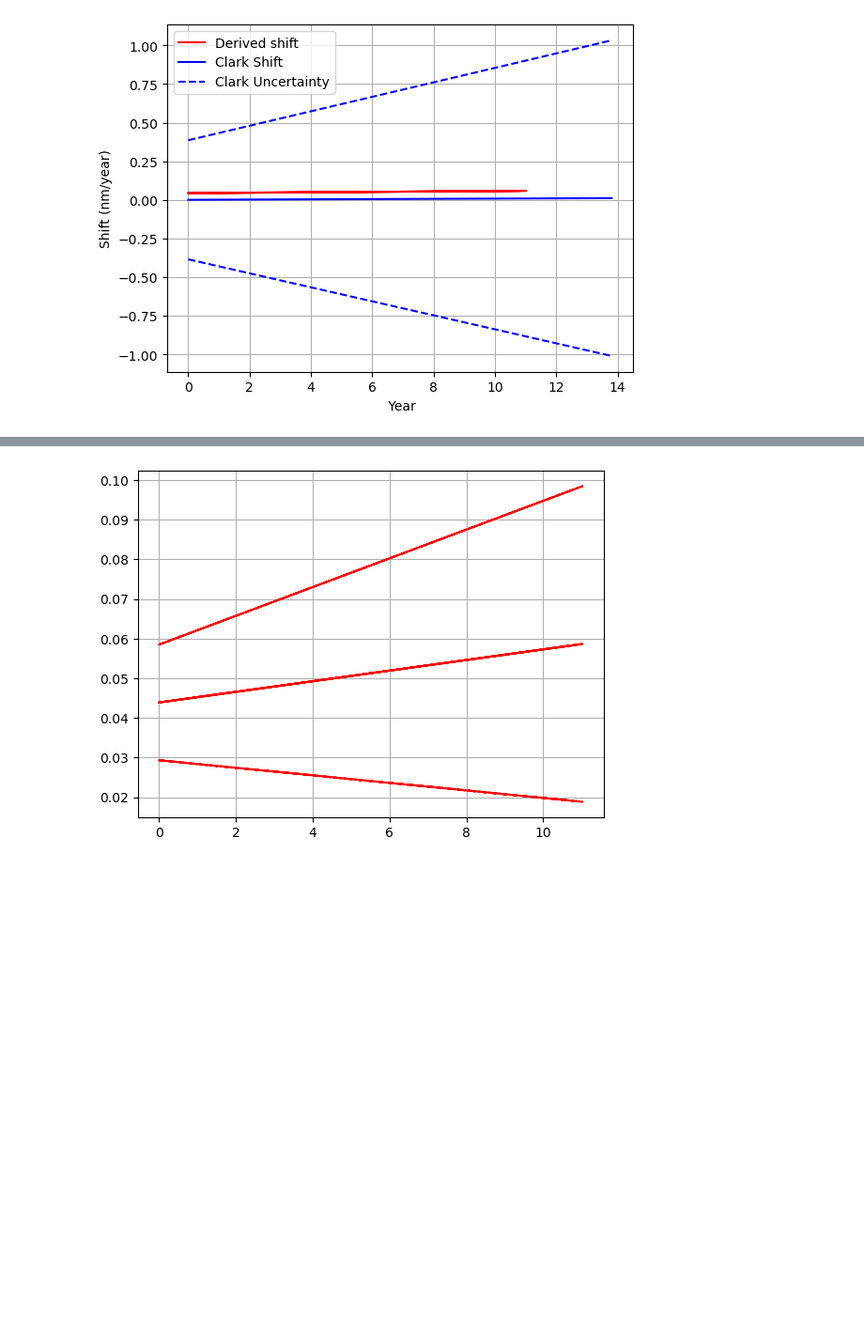
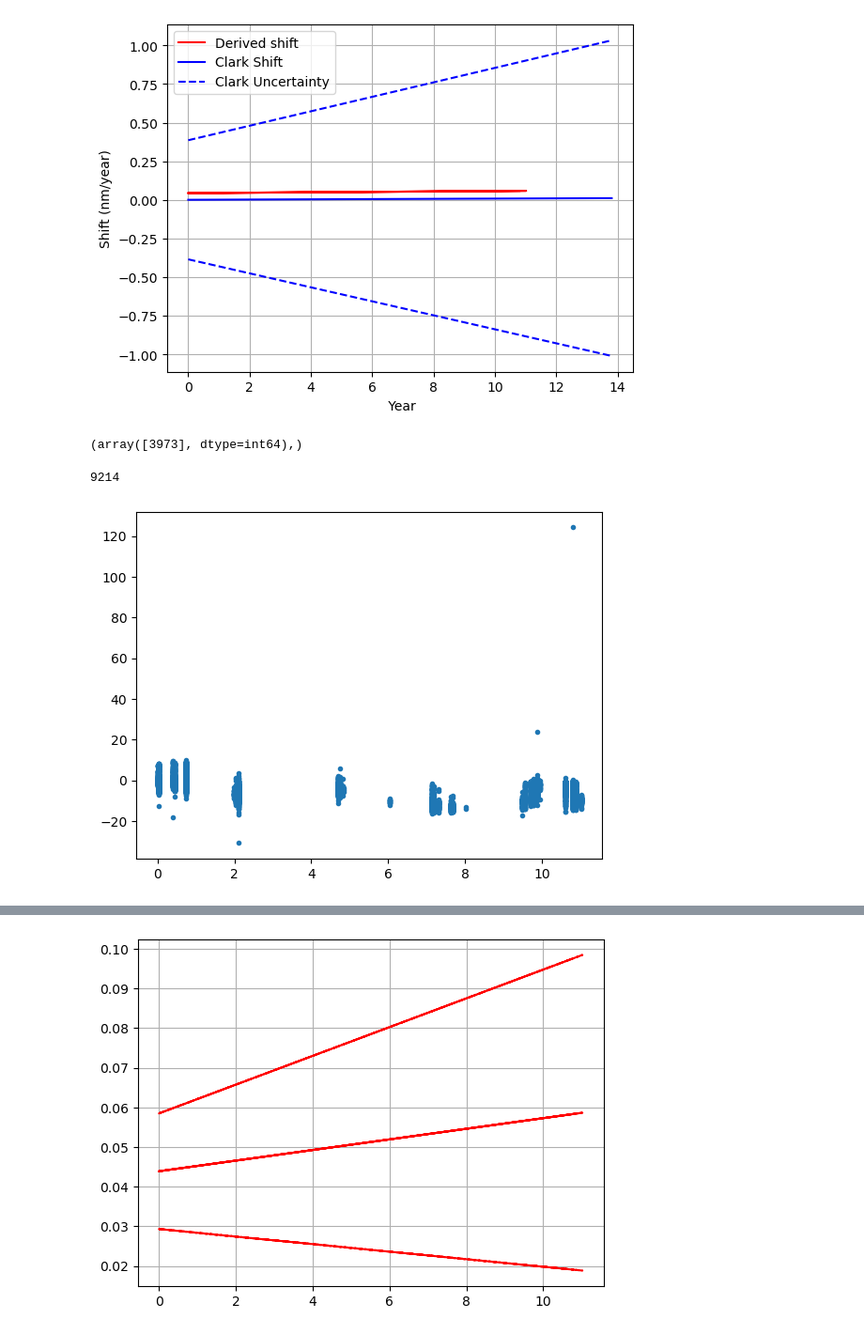
Before and after one commit to lucaslibshutz/spectralResearch, a Jupyter notebook: unc_calc_3.ipynb, the cells around one changed output, grey strips where cells are left out. Shown at 94% size. Drawn from its saved outputs; the diff is of its cells as text; code cells hidden in the pictures; blank space fills up the shorter version.

```diff
--- a/unc_calc_3.ipynb
+++ b/unc_calc_3.ipynb
@@ -274,0 +295,4 @@ plt.show()
+# %%
+np.where(m_shifts[:,0] == min(m_shifts[:,0]))
+# %% [output]
+(array([3973], dtype=int64),)
@@ -275,3 +310,16 @@ plt.show()
+# %%
+len(m_shifts2)
+# %% [output]
+9214
+# %%
+%matplotlib inline
+
+plt.plot(year_vec_2,m_shifts2,'.')
+# plt.ylim([-.02,.02])
+# plt.ylim([-20,20])
+plt.show()
+# %% [output]
+[figure, added]
 # %%
 #Plot the same thing as above with error bars
 
```
Also changed, not shown: parts of 19 cells of this notebook.
